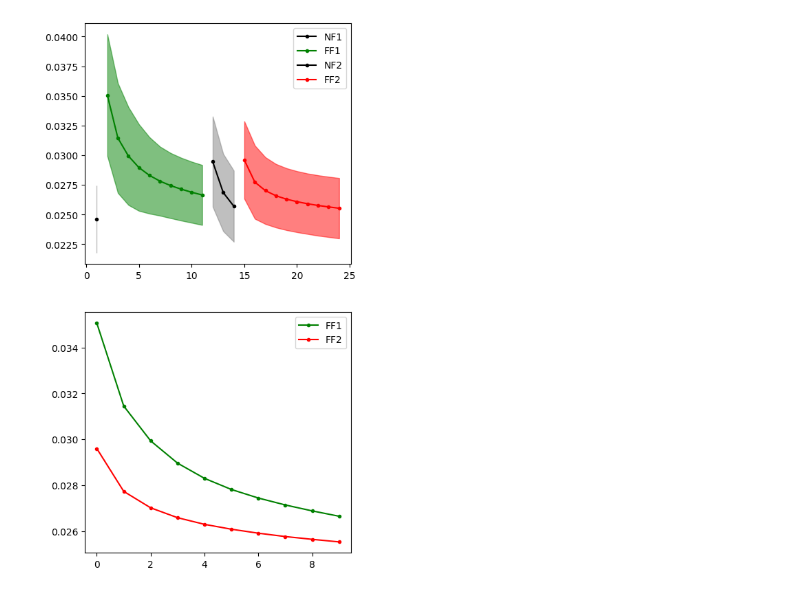
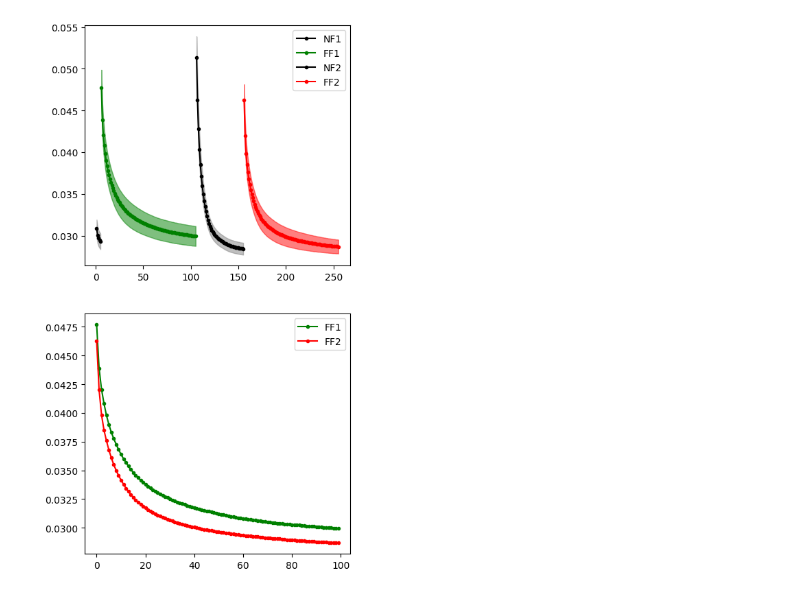
Before and after one commit to paulgribble/motorchnet_plg, a Jupyter notebook: notebooks/test_paul.ipynb, the cells around one changed output. Drawn from its saved outputs; the diff is of its cells as text; code cells hidden in the pictures.

```diff
--- a/notebooks/test_paul.ipynb
+++ b/notebooks/test_paul.ipynb
@@ -13,5 +13,5 @@ Directory '/Users/plg/Documents/Data/paul_test3' already exists.
 # %%
-fig, ax = plot_learning(data_dir,num_model=16,w=100,figsize=(5,10))
+fig, ax = plot_learning(data_dir,num_model=16,w=20,figsize=(5,10))
 fig.savefig(os.path.join(data_dir,'learning_curve.png'),dpi=300)
 # %% [output]
-[figure, old version]
+[figure, new version]
```
Also changed, not shown: parts of 1 cell of this notebook, 2 other files.
